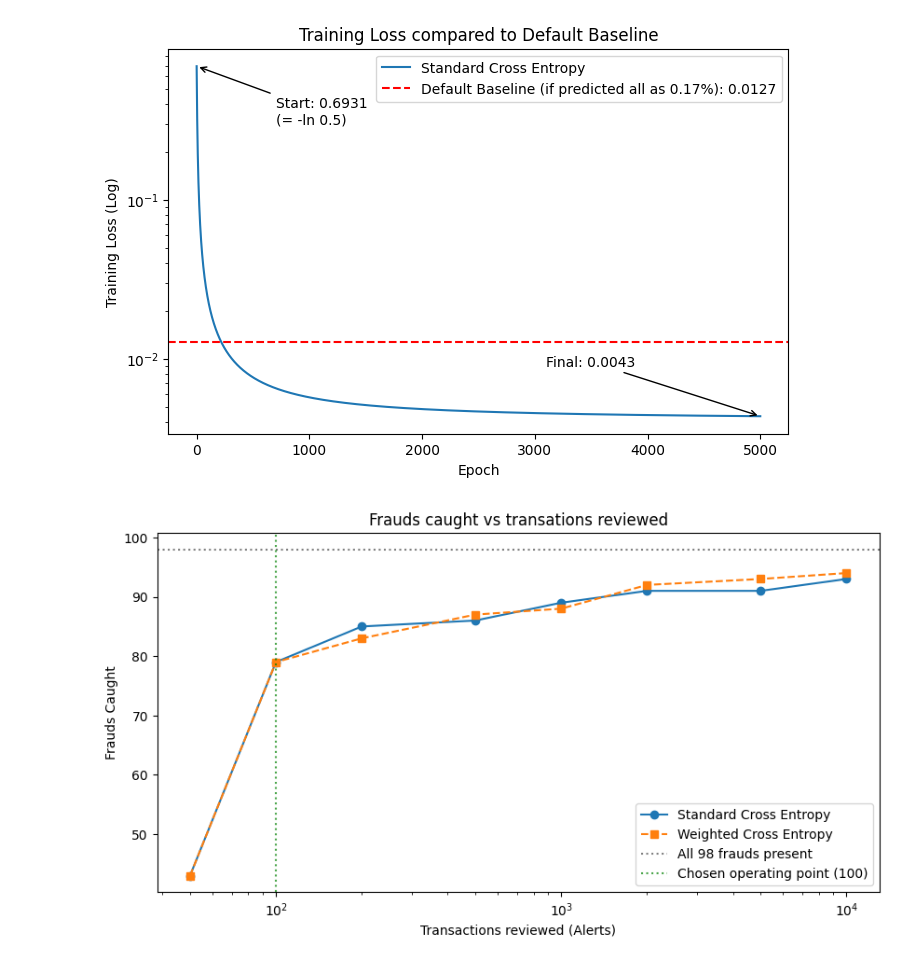
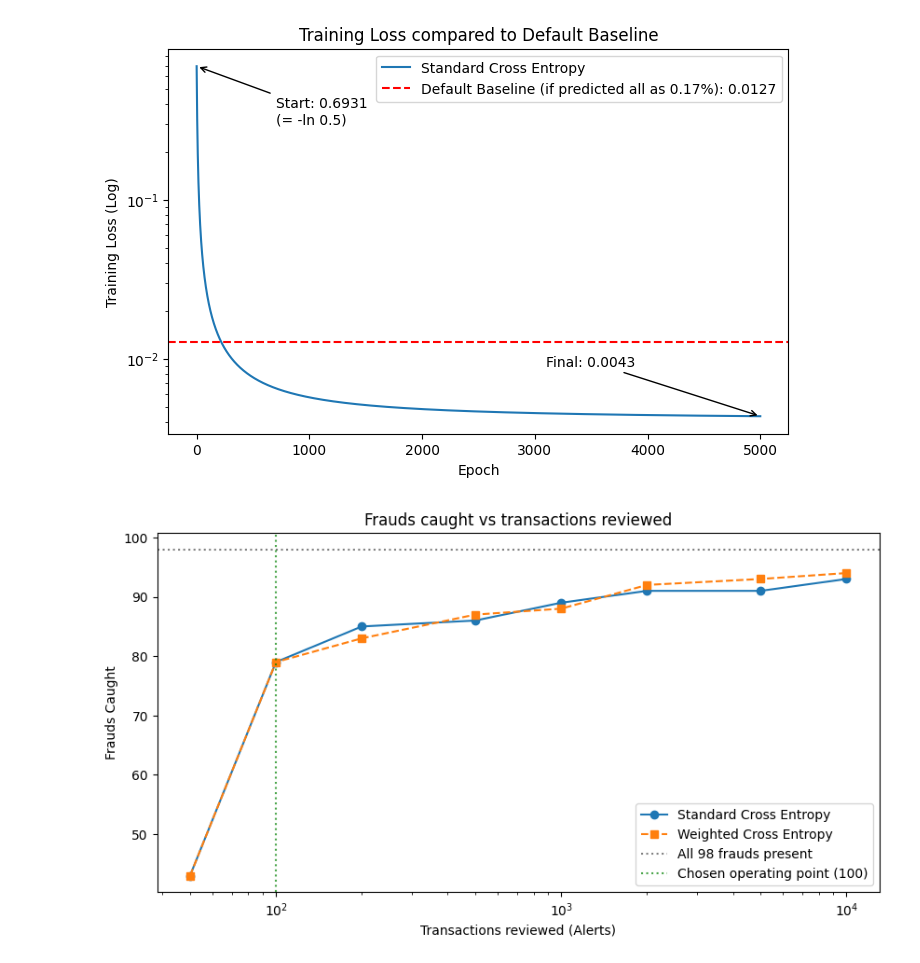
Before and after one commit to EvoAnu/Credit-Card-Fraud-Detection-Model, a Jupyter notebook: card_fraud_detection.ipynb, the cells around one changed output. Saved outputs shown, nothing was run; the diff lists cells and outputs as text; code cells hidden in the pictures.

```diff
--- a/card_fraud_detection.ipynb
+++ b/card_fraud_detection.ipynb
@@ -420,29 +489,29 @@ plt.show()
 # %%
 yValArr = y_val.values
 alerts = [50, 100, 200, 500, 1000, 2000, 5000, 10000]
 standardCaught = []
 weightedCaught = []
 for k in alerts:
     standardCaught.append(yValArr[standardOrder[:k]].sum())
     weightedCaught.append(yValArr[weightedOrder[:k]].sum())
 
 totalFrauds = yValArr.sum()
 
 
 plt.figure(figsize = (10,5))
 plt.xscale("log")
 plt.plot(alerts, standardCaught, "o-", label="Standard Cross Entropy")
 plt.plot(alerts, weightedCaught, "s--", label="Weighted Cross Entropy")
 plt.axhline(totalFrauds, color="grey", linestyle=":", label=f"All {totalFrauds} frauds present")
 plt.axvline(100, color="green", linestyle=":", alpha=0.7,
             label = "Chosen operating point (100)")
 plt.xlabel("Transactions reviewed (Alerts)")
 plt.ylabel("Frauds Caught")
-plt.title("Frauds caught vs transations reviewed")
+plt.title("Frauds caught vs transactions reviewed")
 plt.legend()
 plt.show()
 # %% [output]
-[figure, old version]
+[figure, new version]
 # %%
 isFraud = yValArr == 1
 isLegitimate = yValArr == 0
```
Also changed, not shown: parts of 18 cells of this notebook.
